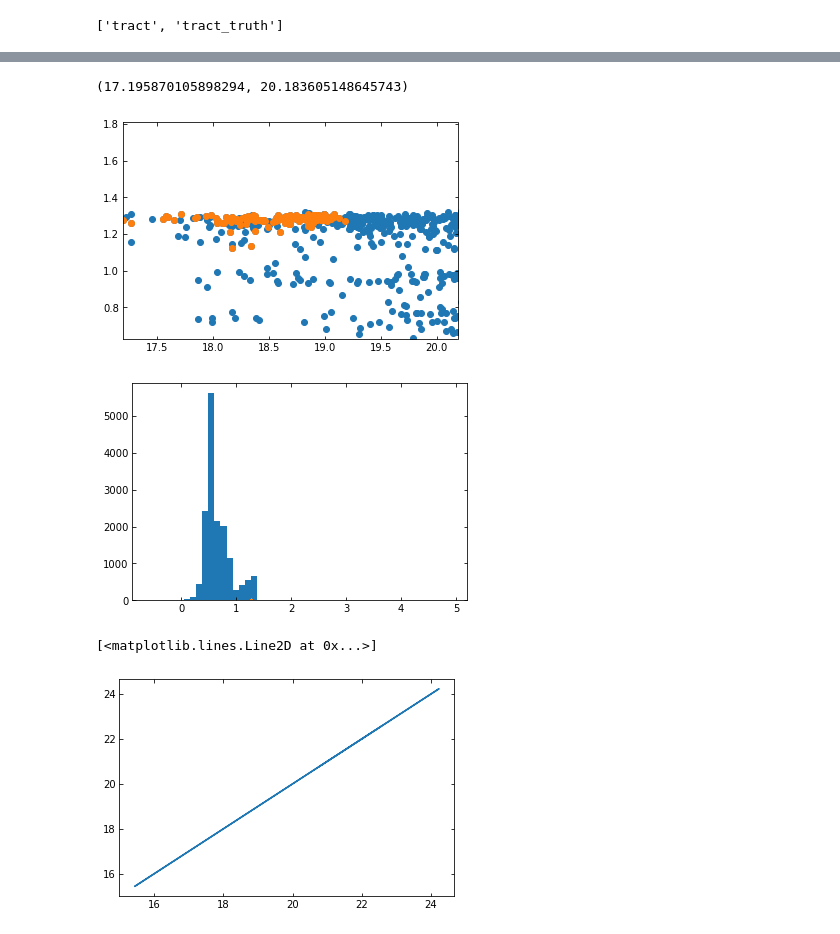
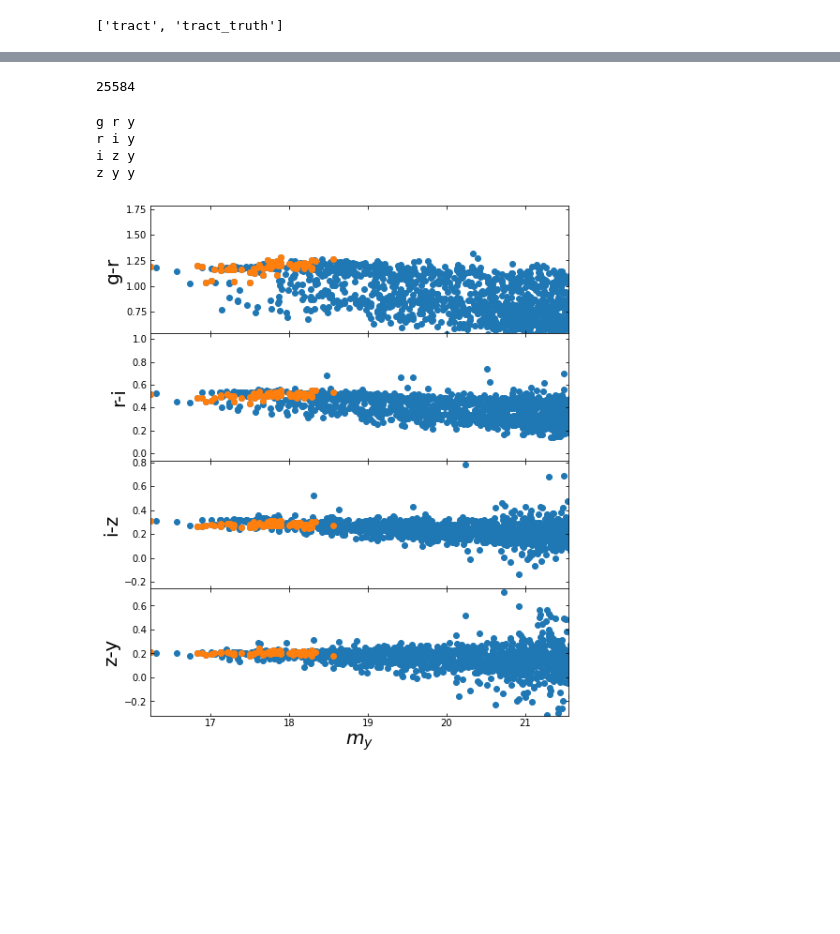
Before and after one commit to Zhiyuan-G/Rubin-Roman-redmagic, a Jupyter notebook: DC2-explore.ipynb, the cells around one changed output, grey strips where cells are left out. Cells and saved outputs as stored; diff of their text form; code cells hidden in the pictures; blank space fills up the shorter version.

```diff
--- a/DC2-explore.ipynb
+++ b/DC2-explore.ipynb
@@ -131,24 +106,39 @@ table_i = data['mag_i_cModel'][np.array(idx)]
+# %%
+len(data['id_truth'][idx])
+# %% [output]
+25584
 # %%
-z_low = 0.26
-z_high = 0.25
-z_mask = (data['photoz_mode'][np.array(idx)] > z_high) & (data['photoz_mode'][np.array(idx)] < z_low)
-z_m =  (data['photoz_mode'] > z_high) & (data['photoz_mode'] < z_low)
-
-
-plt.scatter(data['mag_i_cModel'][z_m],data['mag_g_cModel'][z_m]-data['mag_r_cModel'][z_m])
-plt.scatter(table_i[z_mask],table_g[z_mask]-table_r[z_mask])
-plt.ylim((table_g[z_mask]-table_r[z_mask]).min()-0.5,(table_g[z_mask]-table_r[z_mask]).max()+0.5)
-plt.xlim(table_i[z_mask].min(),table_i[z_mask].max()+1)
+def plot_c_vs_m (ax,c1,c2,ref_m,z_mask,z_m):
+    fz = 20
+    mag_c1 = data['mag_%s_cModel'%c1][np.array(idx)]
+    mag_c2 = data['mag_%s_cModel'%c2][np.array(idx)]
+    mag_ref = data['mag_%s_cModel'%ref_m][np.array(idx)]
+    color = mag_c1[z_mask]-mag_c2[z_mask]
+    data_ref = data['mag_%s_cModel'%ref_m]
+    data_c1 = data['mag_%s_cModel'%c1]
+    data_c2 = data['mag_%s_cModel'%c2]
+    ax.scatter(data_ref[z_m],data_c1[z_m]-data_c2[z_m])
+    ax.scatter(mag_ref[z_mask],color)
+    ax.set_ylim(color.min()-0.5,color.max()+0.5)
+    ax.set_xlim(mag_ref[z_mask].min(),mag_ref[z_mask].max()+3)
+    ax.set_ylabel('%s-%s'%(c1,c2),fontsize= fz)
+    print(c1,c2,ref_m)
-# %% [output]
-(17.195870105898294, 20.183605148645743)
-[figure, removed]
-# %%
-plt.hist(data['mag_g_cModel'][z_m]-data['mag_r_cModel'][z_m],bins = 50);
-plt.hist(table_g[z_mask]-table_r[z_mask]);
-# %% [output]
-[figure, removed]
-# %%
-plt.plot(data['mag_r_cModel'][np.array(idx)],redmagic_data['mag_r_lsst'][np.array(red_idx)])
-# %% [output]
-[<matplotlib.lines.Line2D at 0x...>]
-[figure, removed]
+# %%
+fz= 20
+z_low = 0.2
+z_high = 0.21
+z_mask = (data['redshift_truth'][np.array(idx)] < z_high) & (data['redshift_truth'][np.array(idx)] > z_low)
+z_m =  (data['redshift_truth'] > z_low) & (data['redshift_truth'] < z_high)
+f,ax = plt.subplots(4,1,figsize = (8,10))
+plt.subplots_adjust(hspace=0.0)
+plot_c_vs_m(ax = ax[0],c1 = 'g',c2 = 'r',ref_m='y',z_mask=z_mask,z_m = z_m)
+plot_c_vs_m(ax = ax[1],c1 = 'r',c2 = 'i',ref_m='y',z_mask=z_mask,z_m = z_m)
+plot_c_vs_m(ax = ax[2],c1 = 'i',c2 = 'z',ref_m='y',z_mask=z_mask,z_m = z_m)
+plot_c_vs_m(ax = ax[3],c1 = 'z',c2 = 'y',ref_m='y',z_mask=z_mask,z_m = z_m)
+ax[-1].set_xlabel(r'$m_y$',fontsize = fz);
+# %% [output]
+g r y
+r i y
+i z y
+z y y
+[figure, added]
```
Also changed, not shown: parts of 23 cells of this notebook.
